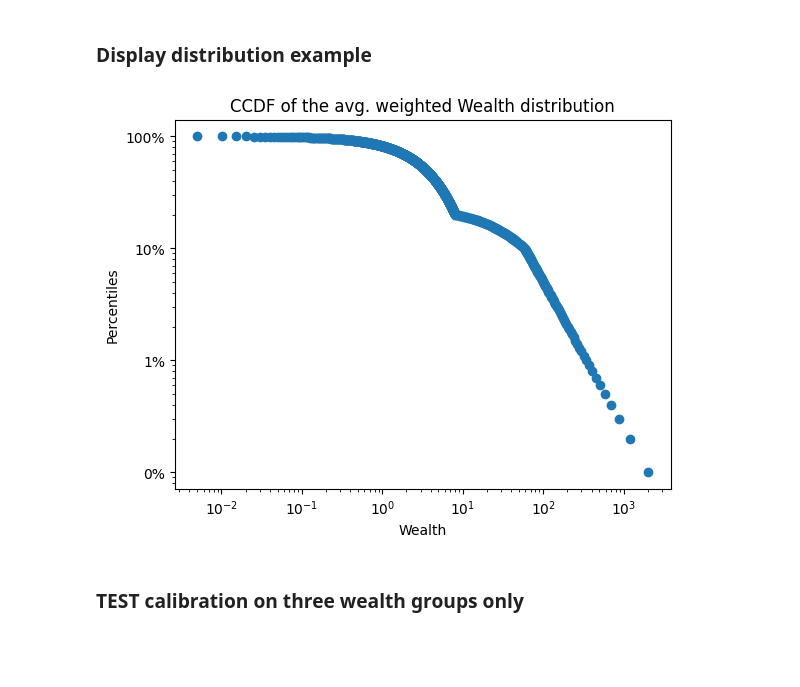
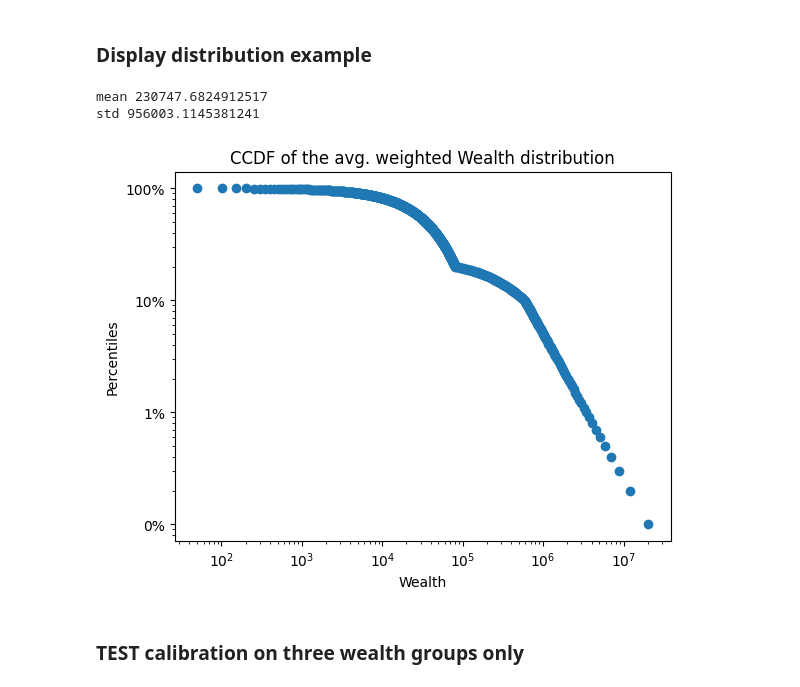
Before and after one commit to yannickoswald/real_time_ineq_abm, a Jupyter notebook: rtabm/test_calibration_new_weighted_avg.ipynb, the cells around one changed output. Cells and saved outputs as stored; diff of their text form; code cells hidden in the pictures; blank space fills up the shorter version.

```diff
--- a/rtabm/test_calibration_new_weighted_avg.ipynb
+++ b/rtabm/test_calibration_new_weighted_avg.ipynb
@@ -45,7 +45,7 @@ def map_percentiles_weights(percentiles_given, lower_bound, upper_bound):
 
 
 
-def weighted_avg_exp_pareto_distr(percentiles_given, lower_bound, upper_bound, alpha = 1.3, Temperature = 5):
+def weighted_avg_exp_pareto_distr(percentiles_given, lower_bound, upper_bound, alpha = 1.3, Temperature = 5, scale_factor = 1):
 
     """This function calculates the weighted average of the exponential and Pareto distributions as
     new wealth distribution according to Vallejos et al. (2018)"""
@@ -74,7 +74,7 @@ def weighted_avg_exp_pareto_distr(percentiles_given, lower_bound, upper_bound, a
     #print("this is pareto", pareto_part)
     wealth_of_percentiles = exponential_part + pareto_part
 
-    return wealth_of_percentiles
+    return wealth_of_percentiles * scale_factor
 
 
 def optimize_weighted_distr_fit(lower_bound_range, upper_bound_range, alpha_range, Temperature_range, empirical_distr):
@@ -123,27 +123,34 @@ def optimize_weighted_distr_fit(lower_bound_range, upper_bound_range, alpha_rang
 # %%
 # test the above function with some example data and bounds say percentiles = [0, 0.1, 0.2, 0.3, 0.4, 0.5, 0.6, 0.7, 0.8, 0.9] and lower_bound = 0.1 and upper_bound = 0.9
 percentiles_given = np.linspace(0, 1, 1000)
 # do  not include first and last percentiles values where it equals 0 and 1
 percentiles_given = percentiles_given[1:-1]
 lower_bound = 0.8
 upper_bound = 0.9
-wealth_of_percentiles = weighted_avg_exp_pareto_distr(percentiles_given, lower_bound, upper_bound)
+wealth_of_percentiles = weighted_avg_exp_pareto_distr(percentiles_given, lower_bound, upper_bound, scale_factor=10000)
+#compute mean and std of the wealth distribution
+mean = np.mean(wealth_of_percentiles)
+std = np.std(wealth_of_percentiles)
+print("mean", mean)
+print("std", std)
 #print(wealth_of_percentiles)
 # run map_percentiles_weights function
 percentiles_weights_dict = map_percentiles_weights(percentiles_given, lower_bound, upper_bound)
 weights = np.array(list(percentiles_weights_dict.values()))
 
 plt.scatter(wealth_of_percentiles, 1-percentiles_given) # 1- percentiles to get the CCDF instead of the CDF
 plt.yscale('log')
 plt.xscale('log')
 plt.xlabel("Wealth")
 plt.ylabel("Percentiles")
 plt.title("CCDF of the avg. weighted Wealth distribution")
 # display y axis as percentage points
 plt.gca().yaxis.set_major_formatter(plt.FuncFormatter(lambda x, _: '{:.0%}'.format(x)))
 plt.show()
 # %% [output]
+mean 230747.6824912517
+std 956003.1145381241
-[figure, old version]
+[figure, new version]
 # %% [markdown]
 ### TEST calibration on three wealth groups only
 # %%
```
Also changed, not shown: parts of 5 cells of this notebook, 8 other files.
